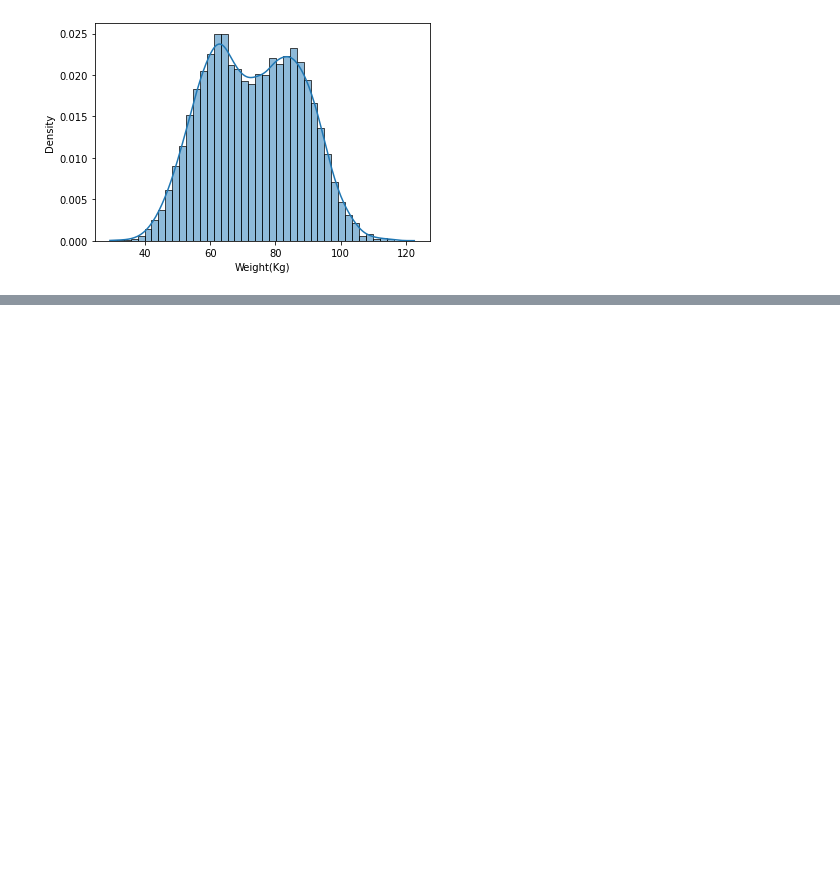
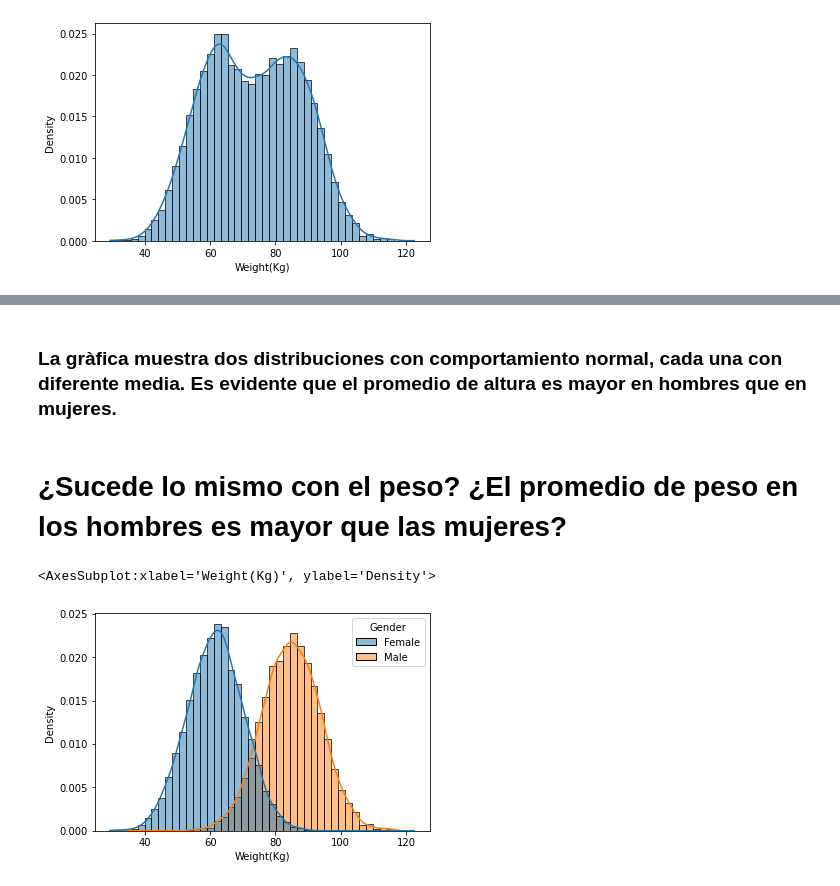
Before and after one commit to 16danielvm/Height-vs-Weight, a Jupyter notebook: H_vs_W.ipynb, the cells around one changed output, grey strips where cells are left out. Saved outputs shown, nothing was run; the diff lists cells and outputs as text; code cells hidden in the pictures; blank space fills up the shorter version.

```diff
--- a/H_vs_W.ipynb
+++ b/H_vs_W.ipynb
@@ -161,0 +183,9 @@ P-Value:  0.0
+# %% [markdown]
+### La gràfica muestra dos distribuciones con comportamiento normal, cada una con diferente media. Es evidente que el promedio de altura es mayor en hombres que en mujeres.
+# %% [markdown]
+# ¿Sucede lo mismo con el peso? ¿El promedio de peso en los hombres es mayor que las mujeres?
+# %%
+sns.histplot(data = df,x = 'Weight(Kg)', hue='Gender', stat= 'density', kde=True)
+# %% [output]
+<AxesSubplot:xlabel='Weight(Kg)', ylabel='Density'>
+[figure, added]
```
Also changed, not shown: parts of 22 cells of this notebook.
